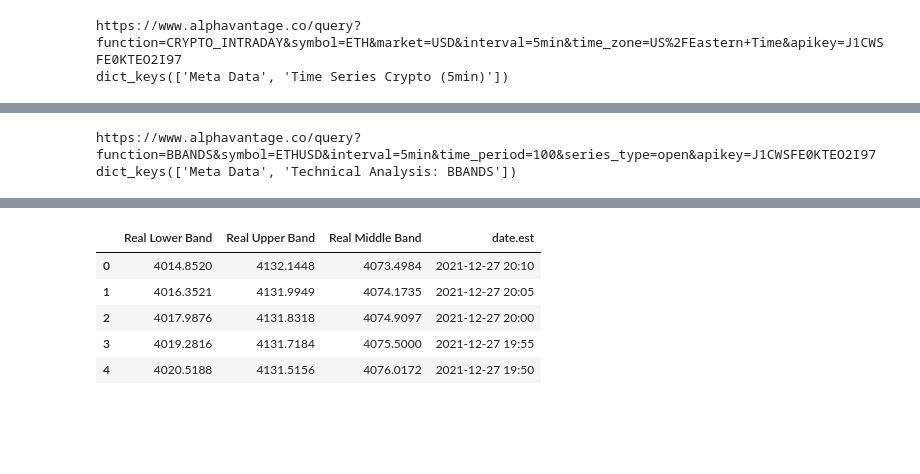
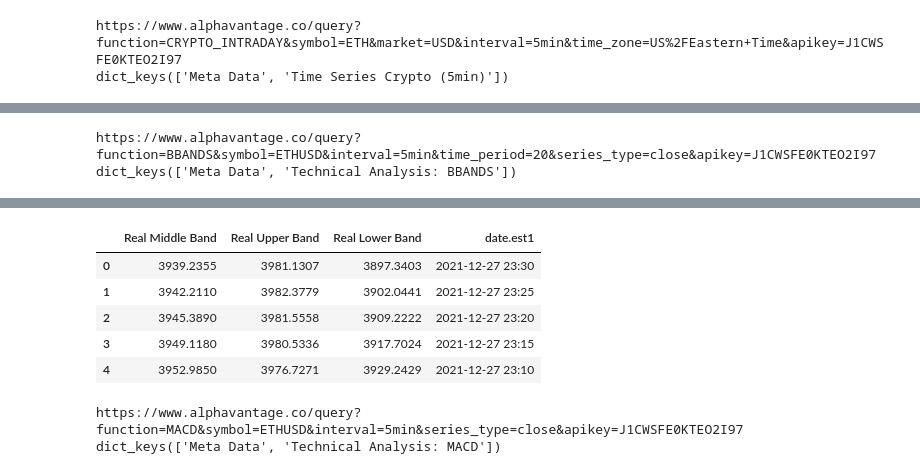
Before and after one commit to jdkincan/thesis, a Jupyter notebook: test.ipynb, the cells around one changed output, grey strips where cells are left out. Saved outputs shown, nothing was run; the diff lists cells and outputs as text; code cells hidden in the pictures; blank space fills up the shorter version.

```diff
--- a/test.ipynb
+++ b/test.ipynb
@@ -53,8 +53,8 @@ params = {
  'function': 'BBANDS',
  'symbol': 'ETHUSD',
  'interval': '5min',
- 'time_period': '100',
- 'series_type': 'open',
+ 'time_period': '20',
+ 'series_type': 'close',
  'apikey': API_KEY
  }
 
@@ -64,13 +64,13 @@ bband_data = r.json()
 print(bband_data.keys())
 r.close()
 # %% [output]
-https://www.alphavantage.co/query?function=BBANDS&symbol=ETHUSD&interval=5min&time_period=100&series_type=open&apikey=J1CWSFE0KTEO2I97
+https://www.alphavantage.co/query?function=BBANDS&symbol=ETHUSD&interval=5min&time_period=20&series_type=close&apikey=J1CWSFE0KTEO2I97
 dict_keys(['Meta Data', 'Technical Analysis: BBANDS'])
 # %%
 bbands_df = pd.DataFrame(bband_data['Technical Analysis: BBANDS']).T
 print(bband_data['Meta Data'])
 bbands_df.reset_index(inplace=True)
-bbands_df['date.est'] = bbands_df['index']
+bbands_df['date.est1'] = bbands_df['index']
 bbands_df = bbands_df.drop('index', 1)
 bbands_df.head()
 # %% [output]
@@ -78,6 +78,24 @@ bbands_df.head()
-|  | Real Lower Band | Real Upper Band | Real Middle Band | date.est |
-| 0 | 4014.8520 | 4132.1448 | 4073.4984 | 2021-12-27 20:10 |
-| 1 | 4016.3521 | 4131.9949 | 4074.1735 | 2021-12-27 20:05 |
-| 2 | 4017.9876 | 4131.8318 | 4074.9097 | 2021-12-27 20:00 |
-| 3 | 4019.2816 | 4131.7184 | 4075.5000 | 2021-12-27 19:55 |
-| 4 | 4020.5188 | 4131.5156 | 4076.0172 | 2021-12-27 19:50 |
+|  | Real Middle Band | Real Upper Band | Real Lower Band | date.est1 |
+| 0 | 3939.2355 | 3981.1307 | 3897.3403 | 2021-12-27 23:30 |
+| 1 | 3942.2110 | 3982.3779 | 3902.0441 | 2021-12-27 23:25 |
+| 2 | 3945.3890 | 3981.5558 | 3909.2222 | 2021-12-27 23:20 |
+| 3 | 3949.1180 | 3980.5336 | 3917.7024 | 2021-12-27 23:15 |
+| 4 | 3952.9850 | 3976.7271 | 3929.2429 | 2021-12-27 23:10 |
+# %%
+# RUN ONCE
+params = {
+ 'function': 'MACD',
+ 'symbol': 'ETHUSD',
+ 'interval': '5min',
+ 'series_type': 'close',
+ 'apikey': API_KEY
+ }
+
+r = requests.get('https://www.alphavantage.co/query', params=params)
+print(r.url)
+macd_data = r.json()
+print(macd_data.keys())
+r.close()
+# %% [output]
+https://www.alphavantage.co/query?function=MACD&symbol=ETHUSD&interval=5min&series_type=close&apikey=J1CWSFE0KTEO2I97
+dict_keys(['Meta Data', 'Technical Analysis: MACD'])
```
Also changed, not shown: parts of 13 cells of this notebook.
